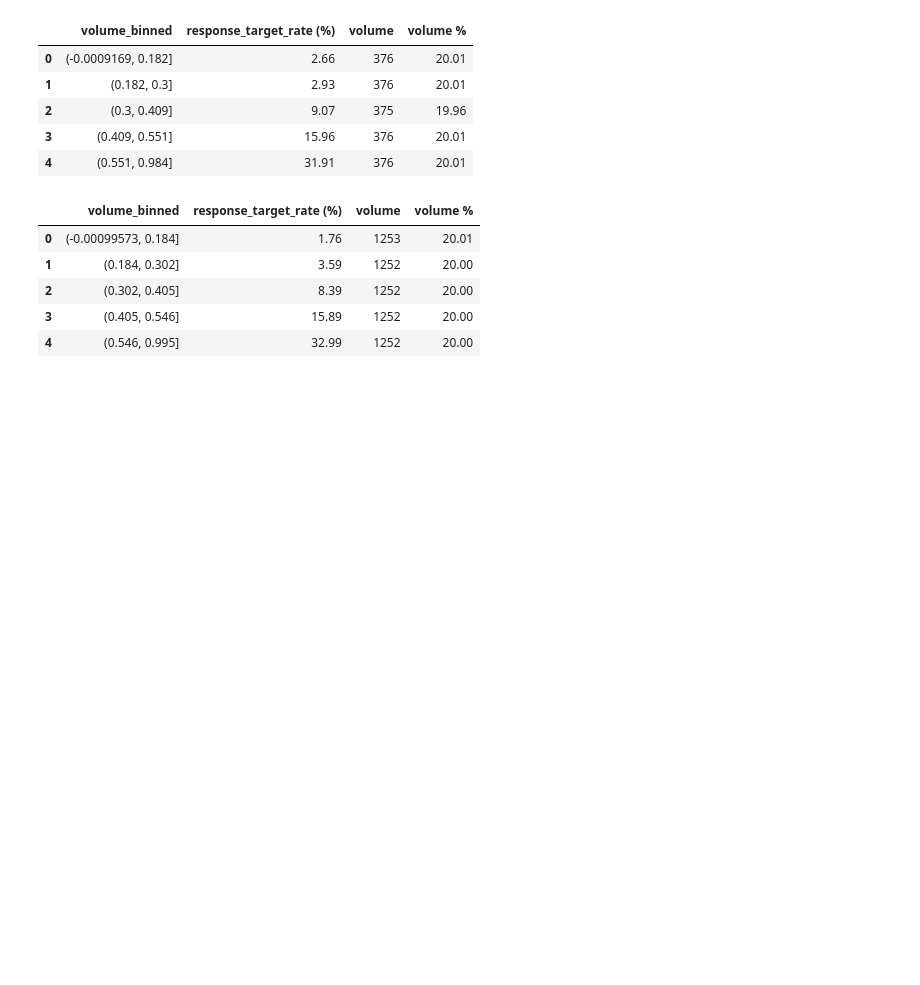
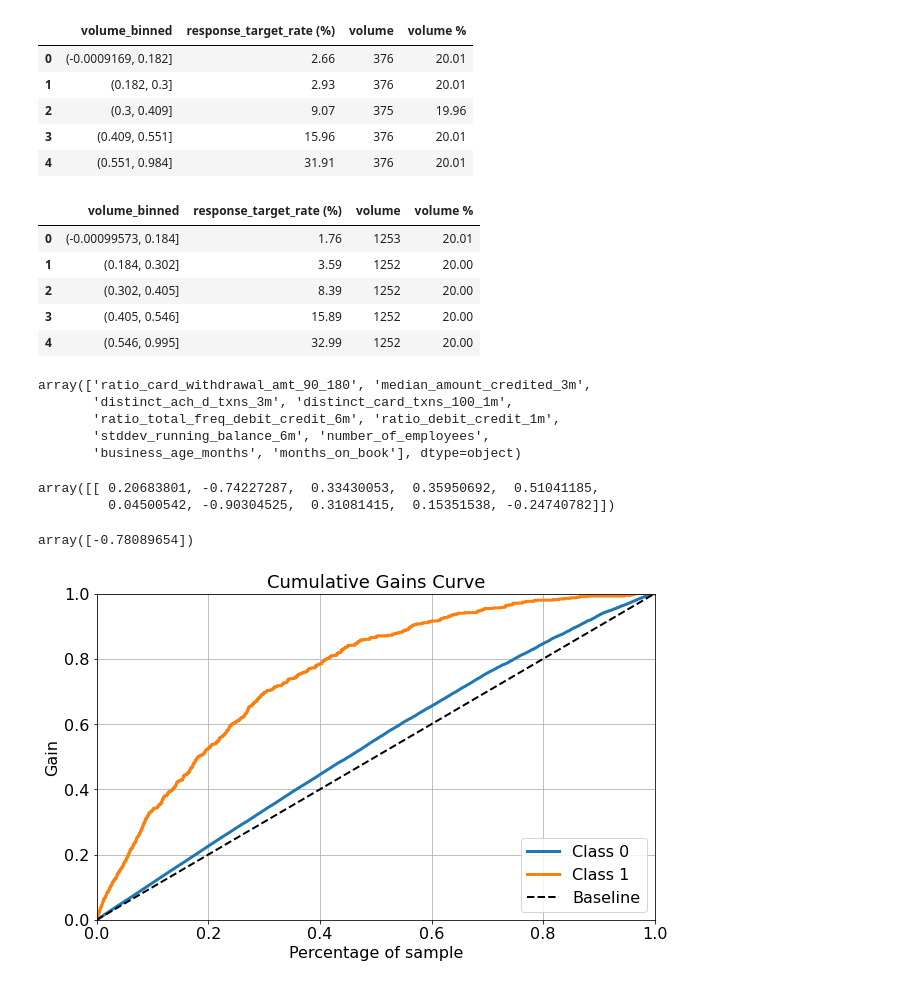
Before and after one commit to shashank-novo/response_model, a Jupyter notebook: notebook/executor.ipynb, the cells around one changed output. Cells and saved outputs as stored; diff of their text form; code cells hidden in the pictures; blank space fills up the shorter version.

Commit message:
Added Gain & Lift charts

```diff
--- a/notebook/executor.ipynb
+++ b/notebook/executor.ipynb
@@ -471,3 +483,20 @@ all_ro
 | 2 | (0.302, 0.405] | 8.39 | 1252 | 20.00 |
 | 3 | (0.405, 0.546] | 15.89 | 1252 | 20.00 |
 | 4 | (0.546, 0.995] | 32.99 | 1252 | 20.00 |
+# %%
+model.feature_names_in_
+# %% [output]
+array(['ratio_card_withdrawal_amt_90_180', 'median_amount_credited_3m',
+       'distinct_ach_d_txns_3m', 'distinct_card_txns_100_1m',
+       'ratio_total_freq_debit_credit_6m', 'ratio_debit_credit_1m',
+       'stddev_running_balance_6m', 'number_of_employees',
+       'business_age_months', 'months_on_book'], dtype=object)
+# %%
+model.coef_
+# %% [output]
+array([[ 0.20683801, -0.74227287,  0.33430053,  0.35950692,  0.51041185,
+         0.04500542, -0.90304525,  0.31081415,  0.15351538, -0.24740782]])
+# %%
+model.intercept_
+# %% [output]
+array([-0.78089654])
@@ -473,0 +505,7 @@ all_ro
+# %%
+# Gain chart train
+import scikitplot as skplt
+skplt.metrics.plot_cumulative_gain(np.array(y_train), model.predict_proba(temp_train[selected_features]), figsize=(10, 6), title_fontsize=18, text_fontsize=16)
+plt.show()
+# %% [output]
+[figure, added]
```
Also changed, not shown: parts of 7 cells of this notebook.
